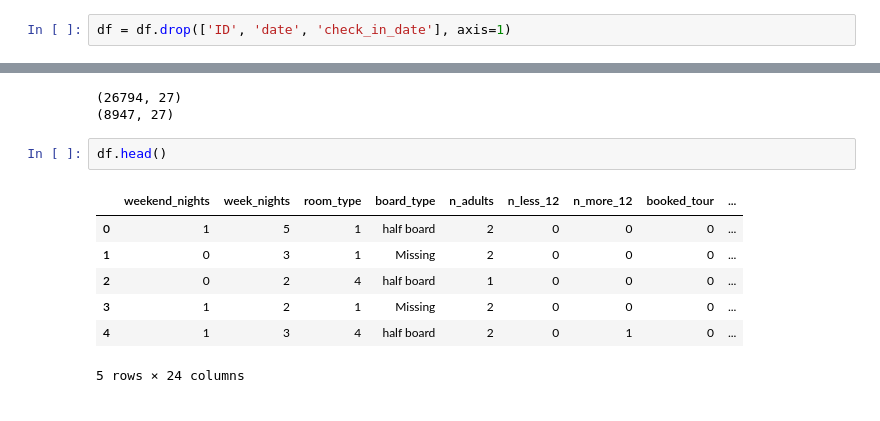
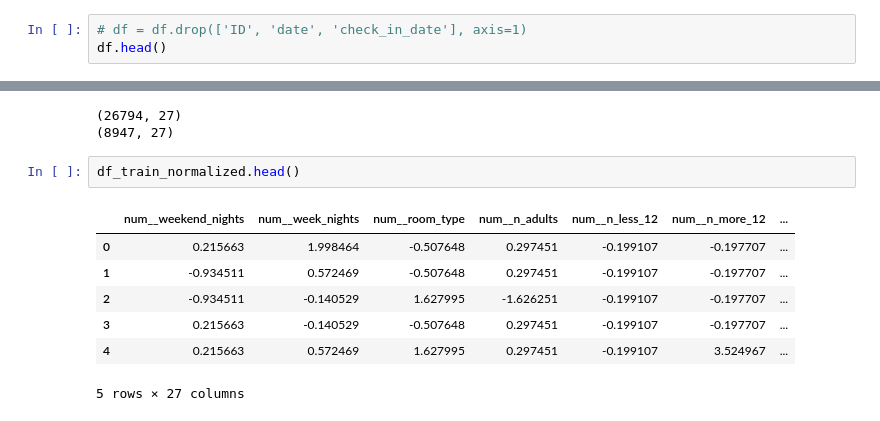
Before and after one commit to almog-sharoni/Data_Mining_Final_Project, a Jupyter notebook: main_notebook.ipynb, the cells around one changed output, grey strips where cells are left out. Drawn from its saved outputs; the diff is of its cells as text.

Commit message:
data normalized + few more insights

```diff
--- a/main_notebook.ipynb
+++ b/main_notebook.ipynb
@@ -523,4 +715,5 @@ df['is_holiday_season'] = np.where(df['check_in_month'].isin([12, 1, 7, 8]), 1,
 df['board_type'] = df['board_type'].astype('category')
 df['purchase_type'] = df['purchase_type'].astype('category')
 # %%
-df = df.drop(['ID', 'date', 'check_in_date'], axis=1)
+# df = df.drop(['ID', 'date', 'check_in_date'], axis=1)
+df.head()
@@ -600,12 +801,12 @@ print(df_test_normalized.shape)
 (26794, 27)
 (8947, 27)
 # %%
-df.head()
+df_train_normalized.head()
 # %% [output]
-|  | weekend_nights | week_nights | room_type | board_type | n_adults | n_less_12 | n_more_12 | booked_tour | ... |
-| 0 | 1 | 5 | 1 | half board | 2 | 0 | 0 | 0 | ... |
-| 1 | 0 | 3 | 1 | Missing | 2 | 0 | 0 | 0 | ... |
-| 2 | 0 | 2 | 4 | half board | 1 | 0 | 0 | 0 | ... |
-| 3 | 1 | 2 | 1 | Missing | 2 | 0 | 0 | 0 | ... |
-| 4 | 1 | 3 | 4 | half board | 2 | 0 | 1 | 0 | ... |
+|  | num__weekend_nights | num__week_nights | num__room_type | num__n_adults | num__n_less_12 | num__n_more_12 | ... |
+| 0 | 0.215663 | 1.998464 | -0.507648 | 0.297451 | -0.199107 | -0.197707 | ... |
+| 1 | -0.934511 | 0.572469 | -0.507648 | 0.297451 | -0.199107 | -0.197707 | ... |
+| 2 | -0.934511 | -0.140529 | 1.627995 | -1.626251 | -0.199107 | -0.197707 | ... |
+| 3 | 0.215663 | -0.140529 | -0.507648 | 0.297451 | -0.199107 | -0.197707 | ... |
+| 4 | 0.215663 | 0.572469 | 1.627995 | 0.297451 | -0.199107 | 3.524967 | ... |
-5 rows × 24 columns
+5 rows × 27 columns
```
Also changed, not shown: parts of 47 cells of this notebook.
